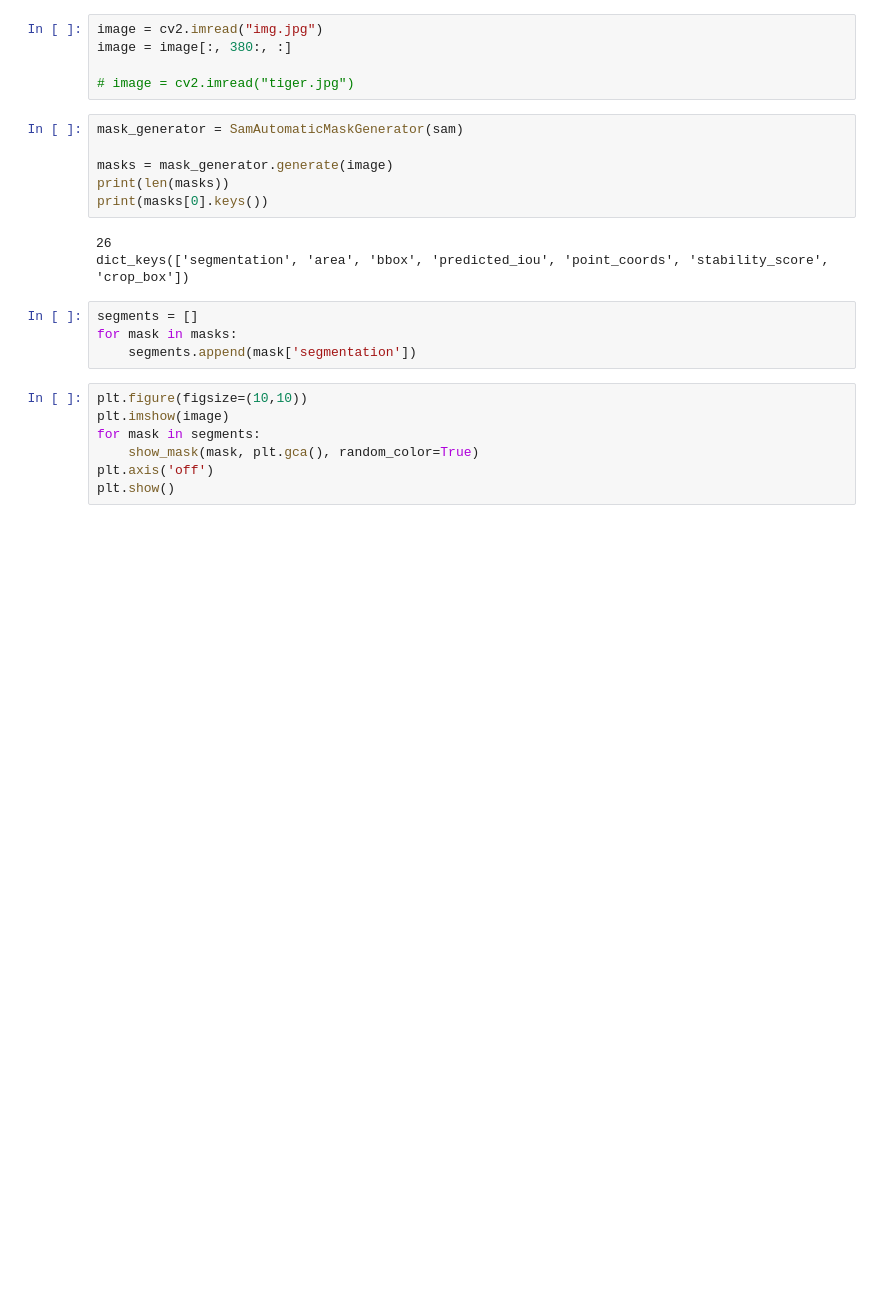
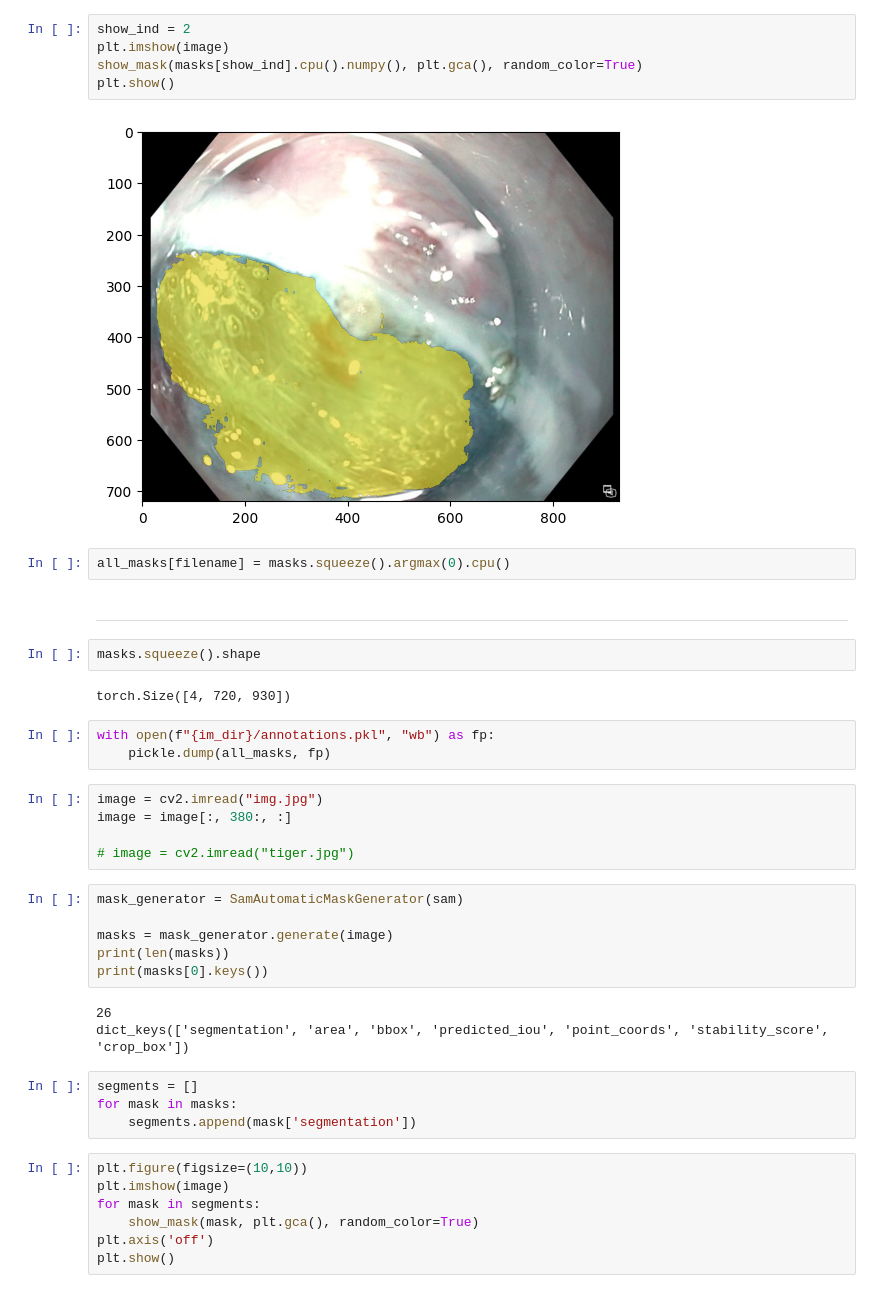
Before and after one commit to NamanChhibbar/BM5020-Project, a Jupyter notebook: annotation.ipynb, the cells around one changed output. Drawn from its saved outputs; the diff is of its cells as text; blank space fills up the shorter version.

```diff
--- a/annotation.ipynb
+++ b/annotation.ipynb
@@ -61,3 +92,21 @@ plt.show()
+# %%
+show_ind = 2
+plt.imshow(image)
+show_mask(masks[show_ind].cpu().numpy(), plt.gca(), random_color=True)
+plt.show()
+# %% [output]
+[figure, added]
+# %%
+all_masks[filename] = masks.squeeze().argmax(0).cpu()
+# %% [markdown]
+---
+# %%
+masks.squeeze().shape
+# %% [output]
+torch.Size([4, 720, 930])
+# %%
+with open(f"{im_dir}/annotations.pkl", "wb") as fp:
+    pickle.dump(all_masks, fp)
 # %%
 image = cv2.imread("img.jpg")
 image = image[:, 380:, :]
```
Also changed, not shown: parts of 9 cells of this notebook, 1 other file.
